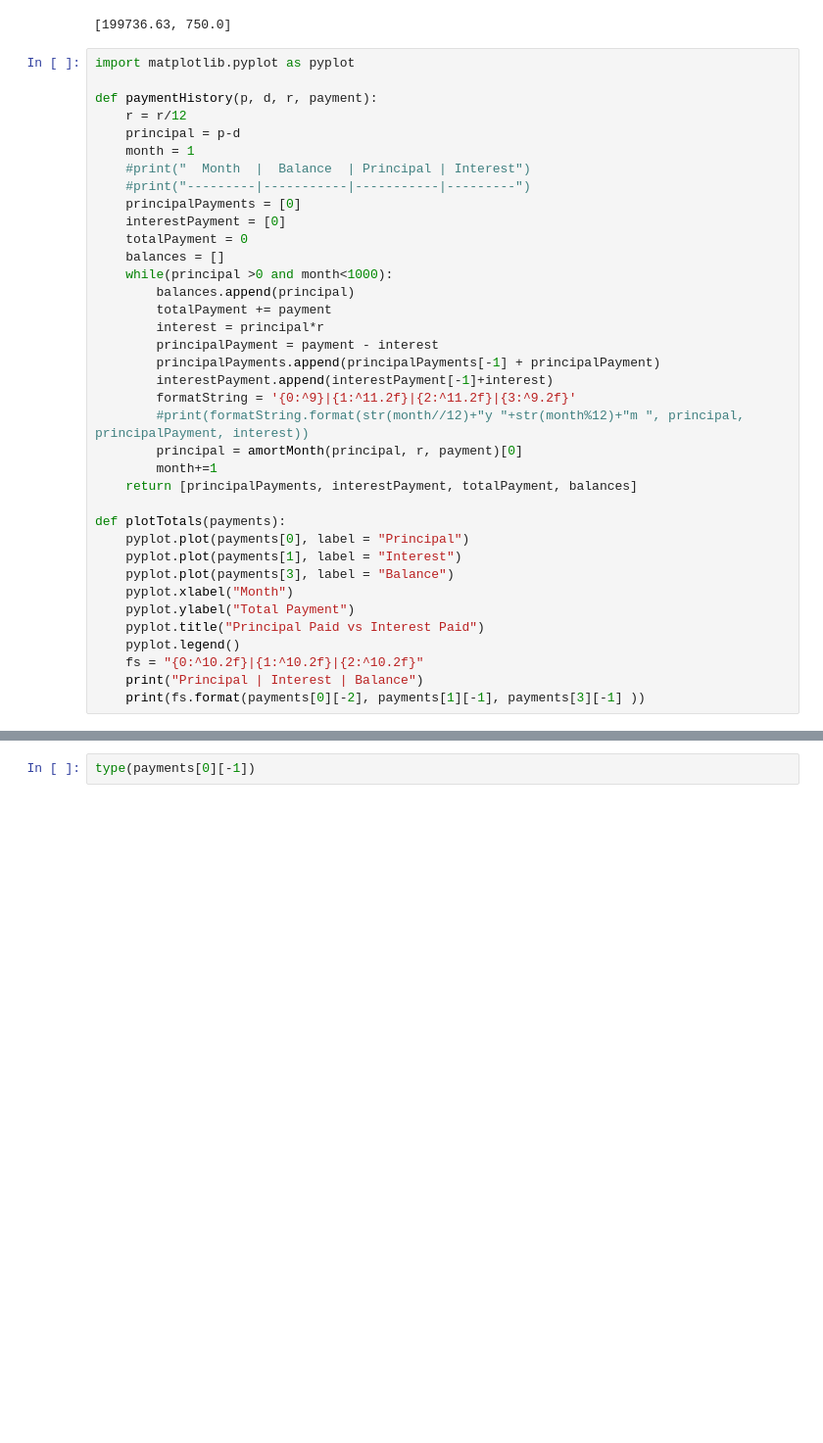
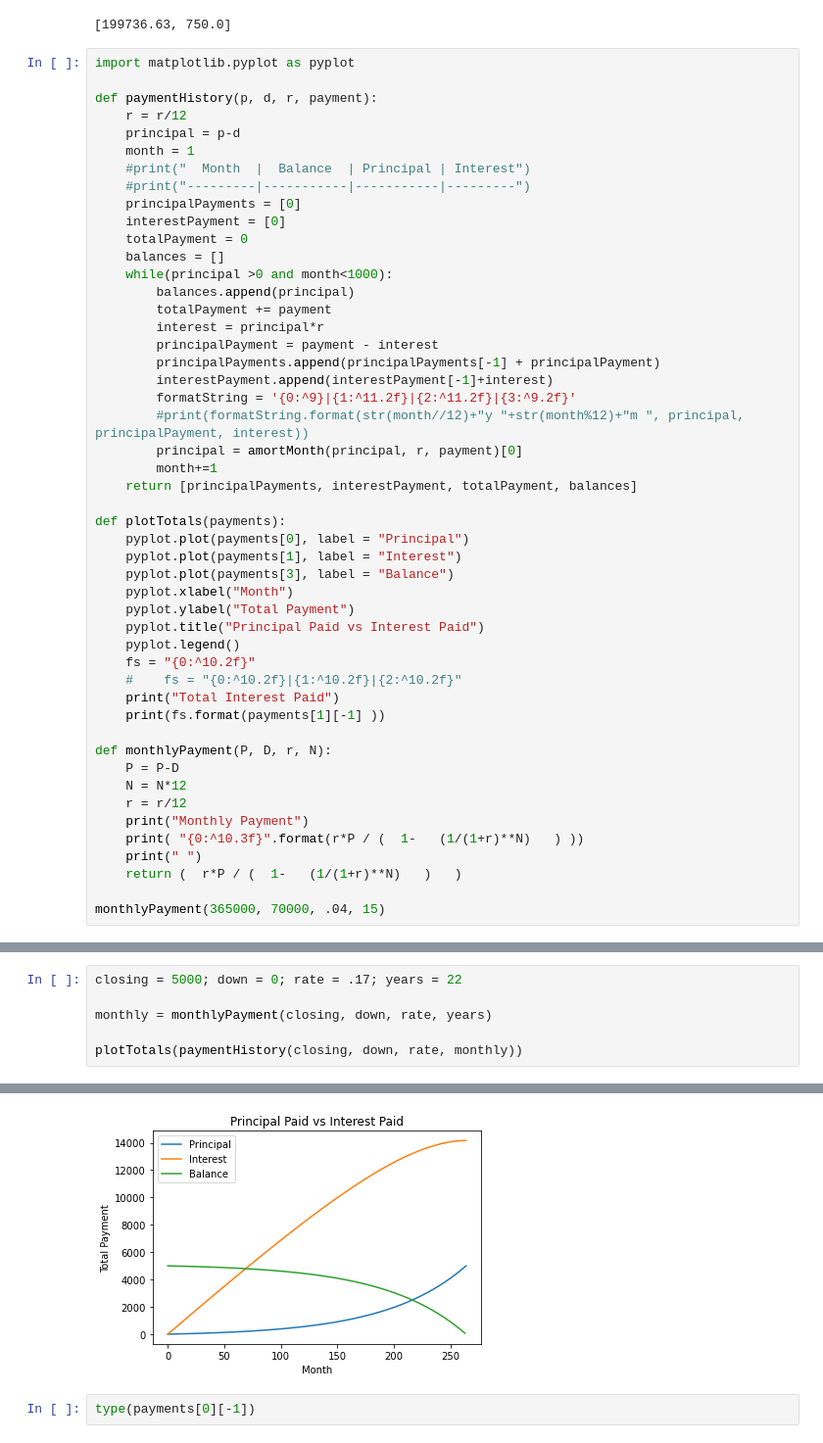
Before and after one commit to millera2/millera2.github.io, a Jupyter notebook: CS-111/scratchpad.ipynb, the cells around one changed output, grey strips where cells are left out. Shown at 98% size. Drawn from its saved outputs; the diff is of its cells as text; blank space fills up the shorter version.

```diff
--- a/CS-111/scratchpad.ipynb
+++ b/CS-111/scratchpad.ipynb
@@ -299,6 +299,18 @@ def plotTotals(payments):
     pyplot.ylabel("Total Payment")
     pyplot.title("Principal Paid vs Interest Paid")
     pyplot.legend()
-    fs = "{0:^10.2f}|{1:^10.2f}|{2:^10.2f}"
-    print("Principal | Interest | Balance")
-    print(fs.format(payments[0][-2], payments[1][-1], payments[3][-1] ))
+    fs = "{0:^10.2f}"
+    #    fs = "{0:^10.2f}|{1:^10.2f}|{2:^10.2f}"
+    print("Total Interest Paid")
+    print(fs.format(payments[1][-1] ))
+
+def monthlyPayment(P, D, r, N):
+    P = P-D
+    N = N*12
+    r = r/12
+    print("Monthly Payment")
+    print( "{0:^10.3f}".format(r*P / (  1-   (1/(1+r)**N)   ) ))
+    print(" ")
+    return (  r*P / (  1-   (1/(1+r)**N)   )   )
+
+monthlyPayment(365000, 70000, .04, 15)
@@ -311,0 +321,7 @@ Principal | Interest | Balance
+# %%
+closing = 5000; down = 0; rate = .17; years = 22
+
+monthly = monthlyPayment(closing, down, rate, years)
+
+plotTotals(paymentHistory(closing, down, rate, monthly))
+# %% [output]
@@ -312,3 +333,4 @@ Principal | Interest | Balance
+[figure, added]
 # %%
 type(payments[0][-1])
 # %% [output]
```
Also changed, not shown: parts of 15 cells of this notebook, 11 other files.
